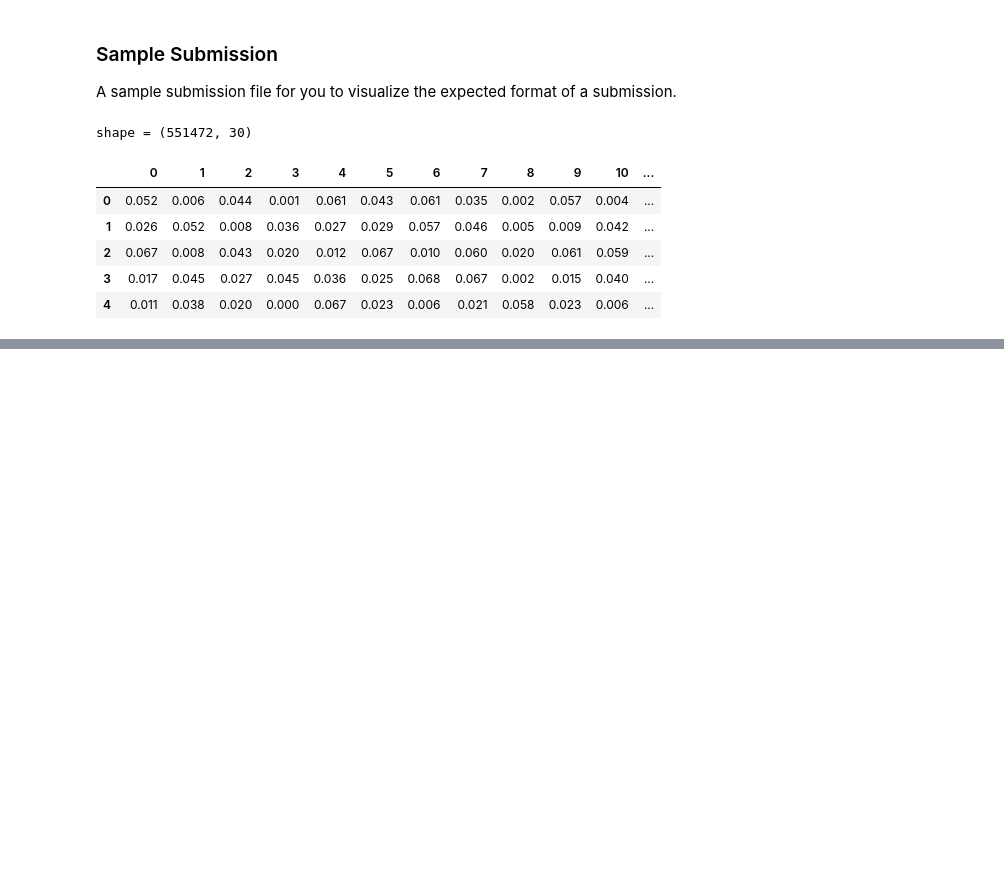
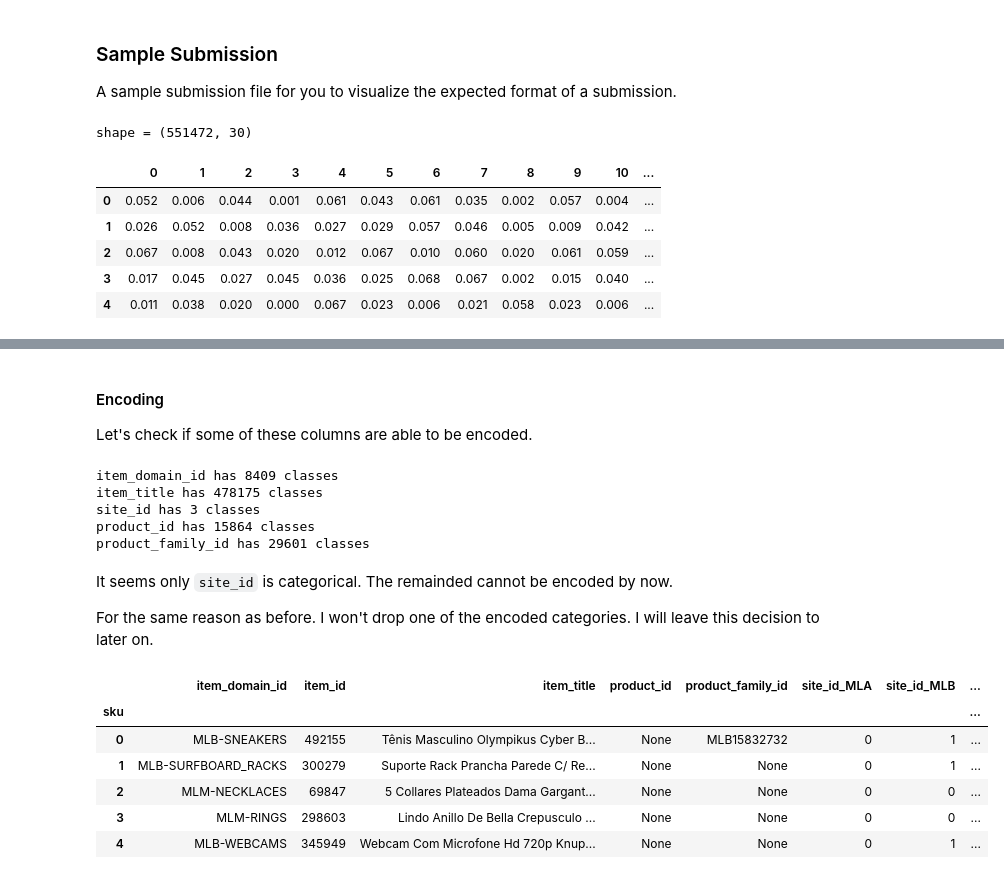
Before and after one commit to matheusccouto/meli-data-challenge-2021, a Jupyter notebook: meli-data-challenge-2021.ipynb, the cells around one changed output, grey strips where cells are left out. Saved outputs shown, nothing was run; the diff lists cells and outputs as text; code cells hidden in the pictures; blank space fills up the shorter version.

```diff
--- a/meli-data-challenge-2021.ipynb
+++ b/meli-data-challenge-2021.ipynb
@@ -153,0 +525,6 @@ shape = (551472, 30)
+# %%
+items_data = items_data.astype({
+    "item_id": "int32",
+    "sku": "int32",
+})
+items_data.max()
@@ -153,0 +539,3 @@ shape = (551472, 30)
+# %%
+items_data = items_data.set_index("sku")
+items_data.head()
@@ -153,0 +550,27 @@ shape = (551472, 30)
+# %% [markdown]
+#### Encoding
+Let's check if some of these columns are able to be encoded.
+# %%
+for col in items_data.select_dtypes("object").columns:
+    print(f"{col} has {len(items_data[col].unique())} classes")
+# %% [output]
+item_domain_id has 8409 classes
+item_title has 478175 classes
+site_id has 3 classes
+product_id has 15864 classes
+product_family_id has 29601 classes
+# %% [markdown]
+It seems only `site_id` is categorical. The remainded cannot be encoded by now.
+
+For the same reason as before. I won't drop one of the encoded categories. I will leave this decision to later on.
+# %%
+items_data = pd.get_dummies(items_data, columns=["site_id"], drop_first=False)
+items_data.head()
+# %% [output]
+|  | item_domain_id | item_id | item_title | product_id | product_family_id | site_id_MLA | site_id_MLB | ... |
+| sku |  |  |  |  |  |  |  | ... |
+| 0 | MLB-SNEAKERS | 492155 | Tênis Masculino Olympikus Cyber B... | None | MLB15832732 | 0 | 1 | ... |
+| 1 | MLB-SURFBOARD_RACKS | 300279 | Suporte Rack Prancha Parede C/ Re... | None | None | 0 | 1 | ... |
+| 2 | MLM-NECKLACES | 69847 | 5 Collares Plateados Dama Gargant... | None | None | 0 | 0 | ... |
+| 3 | MLM-RINGS | 298603 | Lindo Anillo De Bella Crepusculo ... | None | None | 0 | 0 | ... |
+| 4 | MLB-WEBCAMS | 345949 | Webcam Com Microfone Hd 720p Knup... | None | None | 0 | 1 | ... |
```
Also changed, not shown: parts of 74 cells of this notebook.
